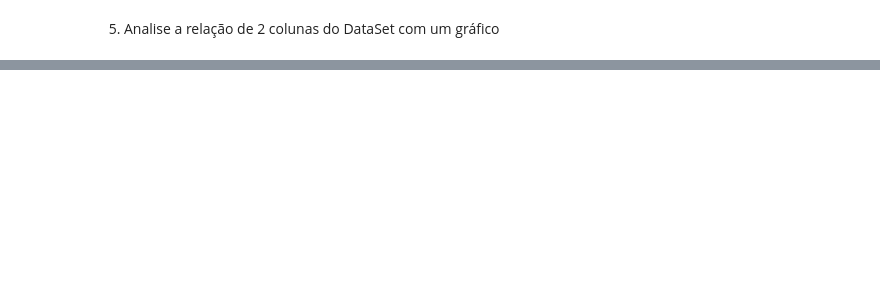
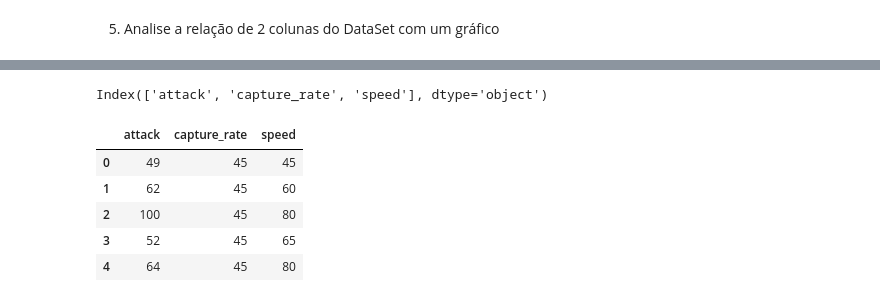
Before and after one commit to matheusmoyaoliveira/fiap-projetos-1tdspv, a Jupyter notebook: Artificial Intelligence & Chatbot/aula-jupyter-notebook/Noturno_Pokemon.ipynb, the cells around one changed output, grey strips where cells are left out. Drawn from its saved outputs; the diff is of its cells as text; code cells hidden in the pictures; blank space fills up the shorter version.

```diff
--- a/Artificial Intelligence & Chatbot/aula-jupyter-notebook/Noturno_Pokemon.ipynb
+++ b/Artificial Intelligence & Chatbot/aula-jupyter-notebook/Noturno_Pokemon.ipynb
@@ -229,0 +241,2 @@ fig.show()
+# %%
+df['abilities'] = df['abilities'].apply(ast.literal_eval)
@@ -229,0 +258,2 @@ fig.show()
+# %%
+df['capture_rate'] = df['capture_rate'].str.replace(' (Meteorite)255 (Core)', '')
@@ -229,0 +267,2 @@ fig.show()
+# %%
+df['capture_rate'] = df['capture_rate'].astype("int")
@@ -229,0 +300,20 @@ fig.show()
+# %%
+df.drop(columns=['abilities', 'against_bug', 'against_dark', 'against_dragon',
+       'against_electric', 'against_fairy', 'against_fight', 'against_fire',
+       'against_flying', 'against_ghost', 'against_grass', 'against_ground',
+       'against_ice', 'against_normal', 'against_poison', 'against_psychic',
+       'against_rock', 'against_steel', 'against_water', 'japanese_name' ,'name', 'percentage_male', 'combined_types','base_egg_steps', 'base_happiness',
+        'classfication','height_m', 'hp', 'pokedex_number', 'sp_attack', 'sp_defense', 'base_total','experience_growth', 'type1', 'type2', 'weight_kg', 'generation', 'is_legendary', 'defense'], inplace=True)
+# %%
+df.columns
+# %% [output]
+Index(['attack', 'capture_rate', 'speed'], dtype='object')
+# %%
+df.head()
+# %% [output]
+|  | attack | capture_rate | speed |
+| 0 | 49 | 45 | 45 |
+| 1 | 62 | 45 | 60 |
+| 2 | 100 | 45 | 80 |
+| 3 | 52 | 45 | 65 |
+| 4 | 64 | 45 | 80 |
```
Also changed, not shown: parts of 20 cells of this notebook.
